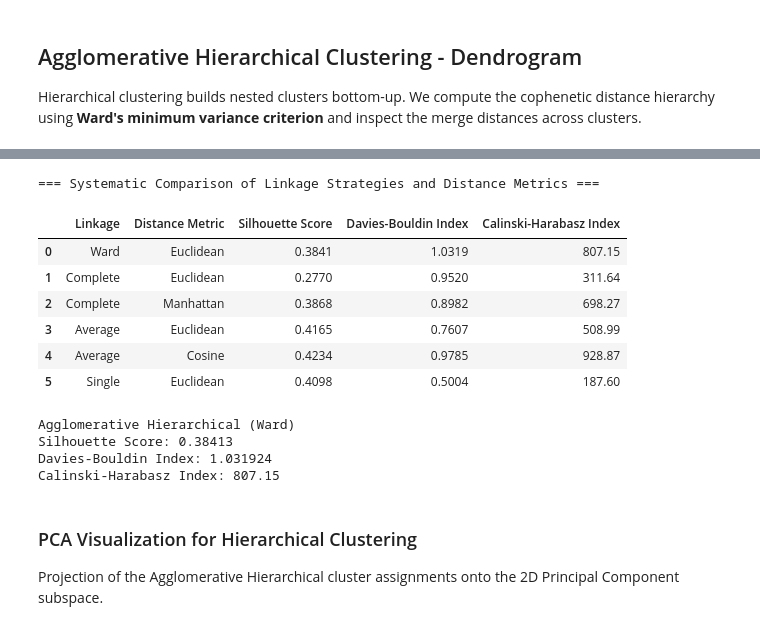
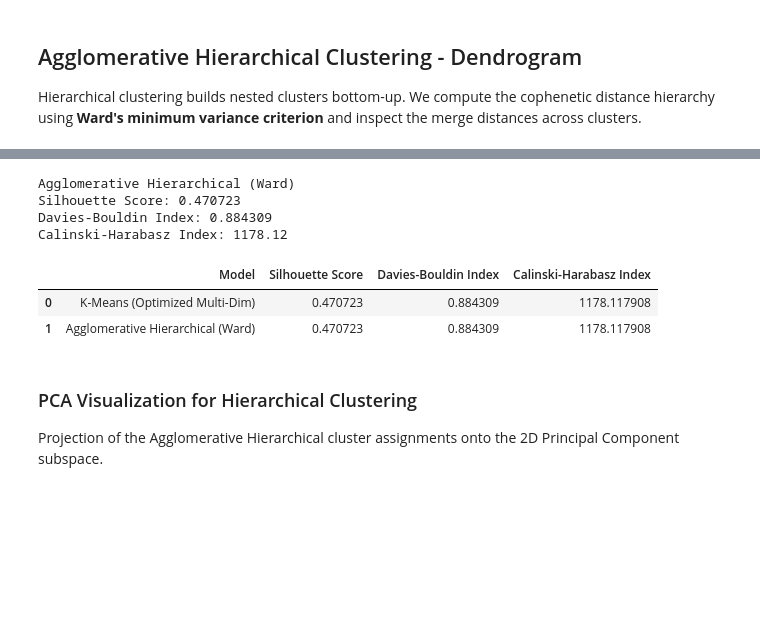
Before and after one commit to rohith24576/ML-FIFA-project, a Jupyter notebook: notebooks/clustering.ipynb, the cells around one changed output, grey strips where cells are left out. Saved outputs shown, nothing was run; the diff lists cells and outputs as text; code cells hidden in the pictures; blank space fills up the shorter version.

Commit message:
fix:model comparision

```diff
--- a/notebooks/clustering.ipynb
+++ b/notebooks/clustering.ipynb
@@ -243,67 +240,40 @@ plt.show()
 # %%
-# Systematic comparison of linkage strategies and distance metrics
-linkage_strategies = [
-    ('ward', 'euclidean'),
-    ('complete', 'euclidean'),
-    ('complete', 'manhattan'),
-    ('average', 'euclidean'),
-    ('average', 'cosine'),
-    ('single', 'euclidean')
-]
-
-link_results = []
-for l_strat, dist_m in linkage_strategies:
-    agg_t = AgglomerativeClustering(n_clusters=4, linkage=l_strat, metric=dist_m)
-    lbls = agg_t.fit_predict(X_cluster)
-    link_results.append({
-        'Linkage': l_strat.capitalize(),
-        'Distance Metric': dist_m.capitalize(),
-        'Silhouette Score': round(silhouette_score(X_cluster, lbls), 4),
-        'Davies-Bouldin Index': round(davies_bouldin_score(X_cluster, lbls), 4),
-        'Calinski-Harabasz Index': round(calinski_harabasz_score(X_cluster, lbls), 2)
-    })
-
-print("=== Systematic Comparison of Linkage Strategies and Distance Metrics ===")
-display(pd.DataFrame(link_results))
-
-# Agglomerative Hierarchical Clustering (Ward's Linkage)
+# Agglomerative Hierarchical Clustering using Ward's Linkage
 hierarchical = AgglomerativeClustering(
     n_clusters=4,
-    linkage='ward'
+    linkage='ward',
+    metric='euclidean'
 )
 
 hier_labels = hierarchical.fit_predict(X_cluster)
 
 # Store and evaluate results
 add_clu_result(
     "Agglomerative Hierarchical (Ward)",
     hierarchical,
     hier_labels
 )
 
 # Display clustering results
 clu_results_df = pd.DataFrame(
     clu_results,
     columns=[
         "Model",
         "Silhouette Score",
         "Davies-Bouldin Index",
         "Calinski-Harabasz Index"
     ]
 )
+
+display(clu_results_df)
 # %% [output]
-=== Systematic Comparison of Linkage Strategies and Distance Metrics ===
+Agglomerative Hierarchical (Ward)
+Silhouette Score: 0.470723
+Davies-Bouldin Index: 0.884309
+Calinski-Harabasz Index: 1178.12
-|  | Linkage | Distance Metric | Silhouette Score | Davies-Bouldin Index | Calinski-Harabasz Index |
-| 0 | Ward | Euclidean | 0.3841 | 1.0319 | 807.15 |
-| 1 | Complete | Euclidean | 0.2770 | 0.9520 | 311.64 |
-| 2 | Complete | Manhattan | 0.3868 | 0.8982 | 698.27 |
-| 3 | Average | Euclidean | 0.4165 | 0.7607 | 508.99 |
-| 4 | Average | Cosine | 0.4234 | 0.9785 | 928.87 |
-| 5 | Single | Euclidean | 0.4098 | 0.5004 | 187.60 |
+|  | Model | Silhouette Score | Davies-Bouldin Index | Calinski-Harabasz Index |
+| 0 | K-Means (Optimized Multi-Dim) | 0.470723 | 0.884309 | 1178.117908 |
+| 1 | Agglomerative Hierarchical (Ward) | 0.470723 | 0.884309 | 1178.117908 |
-Agglomerative Hierarchical (Ward)
-Silhouette Score: 0.38413
-Davies-Bouldin Index: 1.031924
-Calinski-Harabasz Index: 807.15
 # %% [markdown]
 ### PCA Visualization for Hierarchical Clustering
 
```
Also changed, not shown: parts of 9 cells of this notebook.
